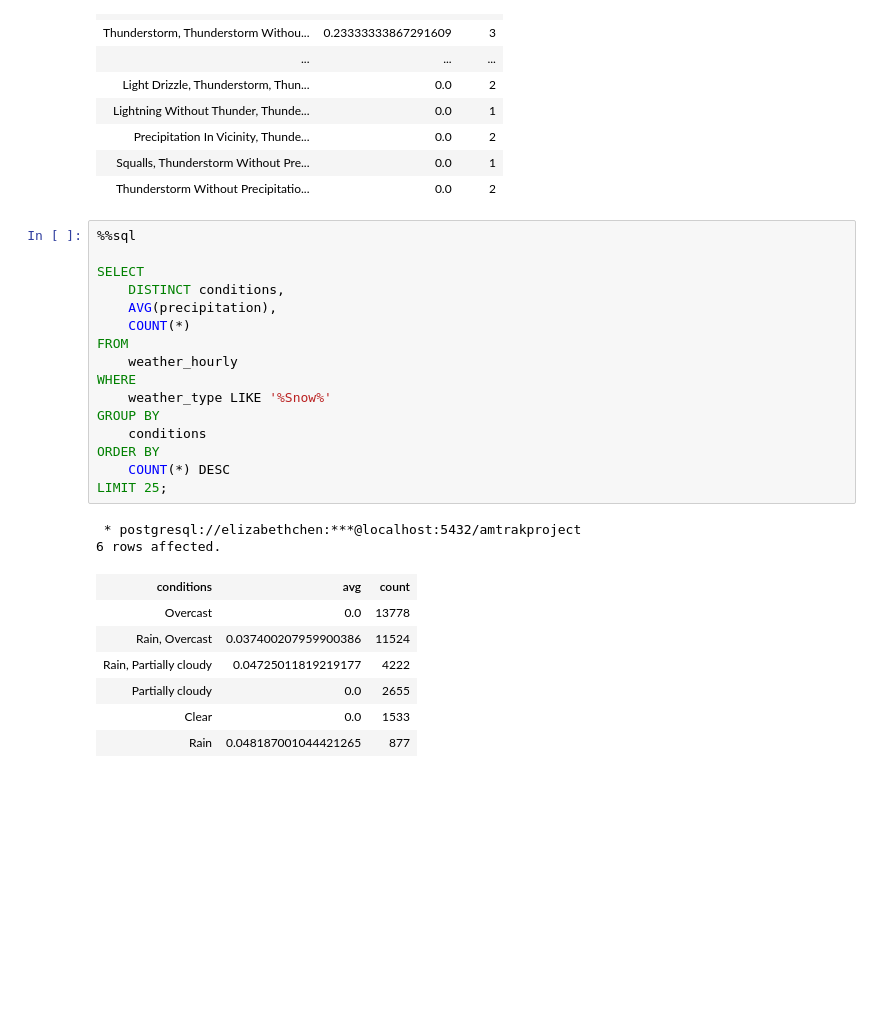
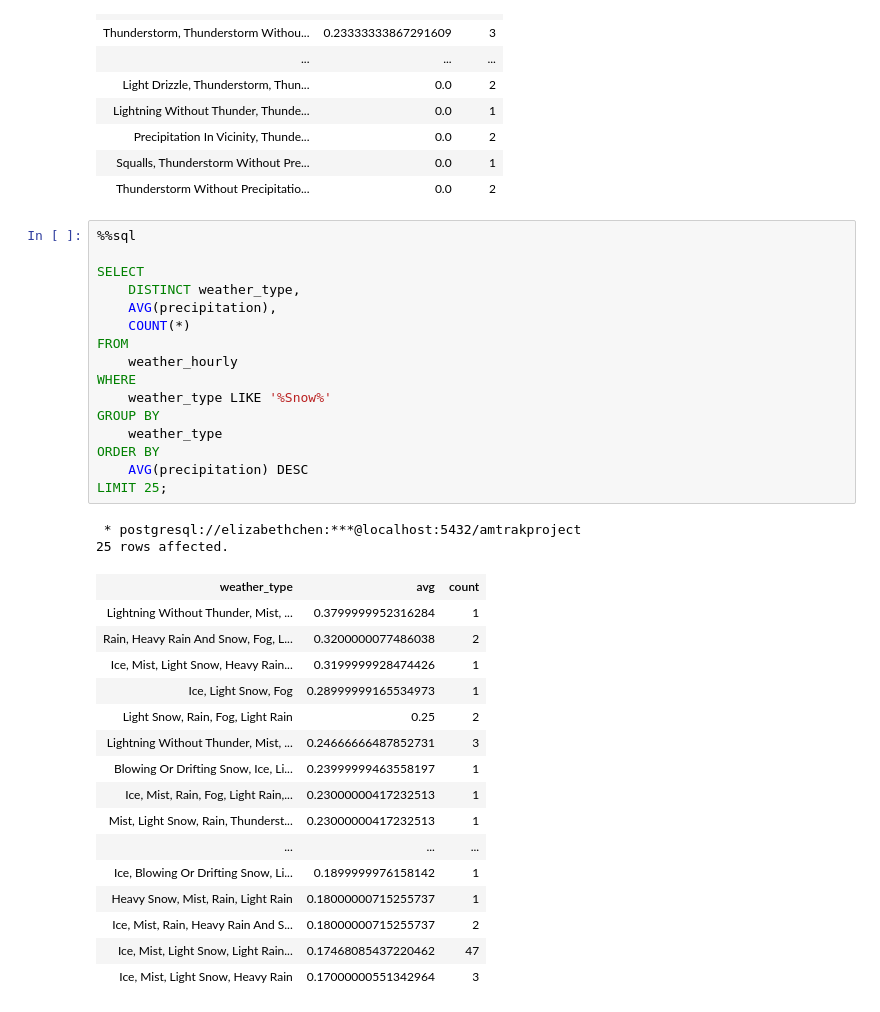
Before and after one commit to elizabeth-c-chen/data1050-amtrak-on-time-analysis, a Jupyter notebook: SQL.ipynb, the cells around one changed output. Saved outputs shown, nothing was run; the diff lists cells and outputs as text; blank space fills up the shorter version.

```diff
--- a/SQL.ipynb
+++ b/SQL.ipynb
@@ -124,26 +123,35 @@ ORDER BY
 # %%
 %%sql
 
 SELECT
-    DISTINCT conditions,
+    DISTINCT weather_type,
     AVG(precipitation),
     COUNT(*)
 FROM
     weather_hourly
 WHERE
     weather_type LIKE '%Snow%'
 GROUP BY
-    conditions
+    weather_type
 ORDER BY
-    COUNT(*) DESC
+    AVG(precipitation) DESC
 LIMIT 25;
 # %% [output]
  * postgresql://elizabethchen:***@localhost:5432/amtrakproject
-6 rows affected.
+25 rows affected.
-| conditions | avg | count |
-| Overcast | 0.0 | 13778 |
-| Rain, Overcast | 0.037400207959900386 | 11524 |
-| Rain, Partially cloudy | 0.04725011819219177 | 4222 |
-| Partially cloudy | 0.0 | 2655 |
-| Clear | 0.0 | 1533 |
-| Rain | 0.048187001044421265 | 877 |
+| weather_type | avg | count |
+| Lightning Without Thunder, Mist, ... | 0.3799999952316284 | 1 |
+| Rain, Heavy Rain And Snow, Fog, L... | 0.3200000077486038 | 2 |
+| Ice, Mist, Light Snow, Heavy Rain... | 0.3199999928474426 | 1 |
+| Ice, Light Snow, Fog | 0.28999999165534973 | 1 |
+| Light Snow, Rain, Fog, Light Rain | 0.25 | 2 |
+| Lightning Without Thunder, Mist, ... | 0.24666666487852731 | 3 |
+| Blowing Or Drifting Snow, Ice, Li... | 0.23999999463558197 | 1 |
+| Ice, Mist, Rain, Fog, Light Rain,... | 0.23000000417232513 | 1 |
+| Mist, Light Snow, Rain, Thunderst... | 0.23000000417232513 | 1 |
+| ... | ... | ... |
+| Ice, Blowing Or Drifting Snow, Li... | 0.1899999976158142 | 1 |
+| Heavy Snow, Mist, Rain, Light Rain | 0.18000000715255737 | 1 |
+| Ice, Mist, Rain, Heavy Rain And S... | 0.18000000715255737 | 2 |
+| Ice, Mist, Light Snow, Light Rain... | 0.17468085437220462 | 47 |
+| Ice, Mist, Light Snow, Heavy Rain | 0.17000000551342964 | 3 |
```
Also changed, not shown: parts of 4 cells of this notebook, 6 other files.
